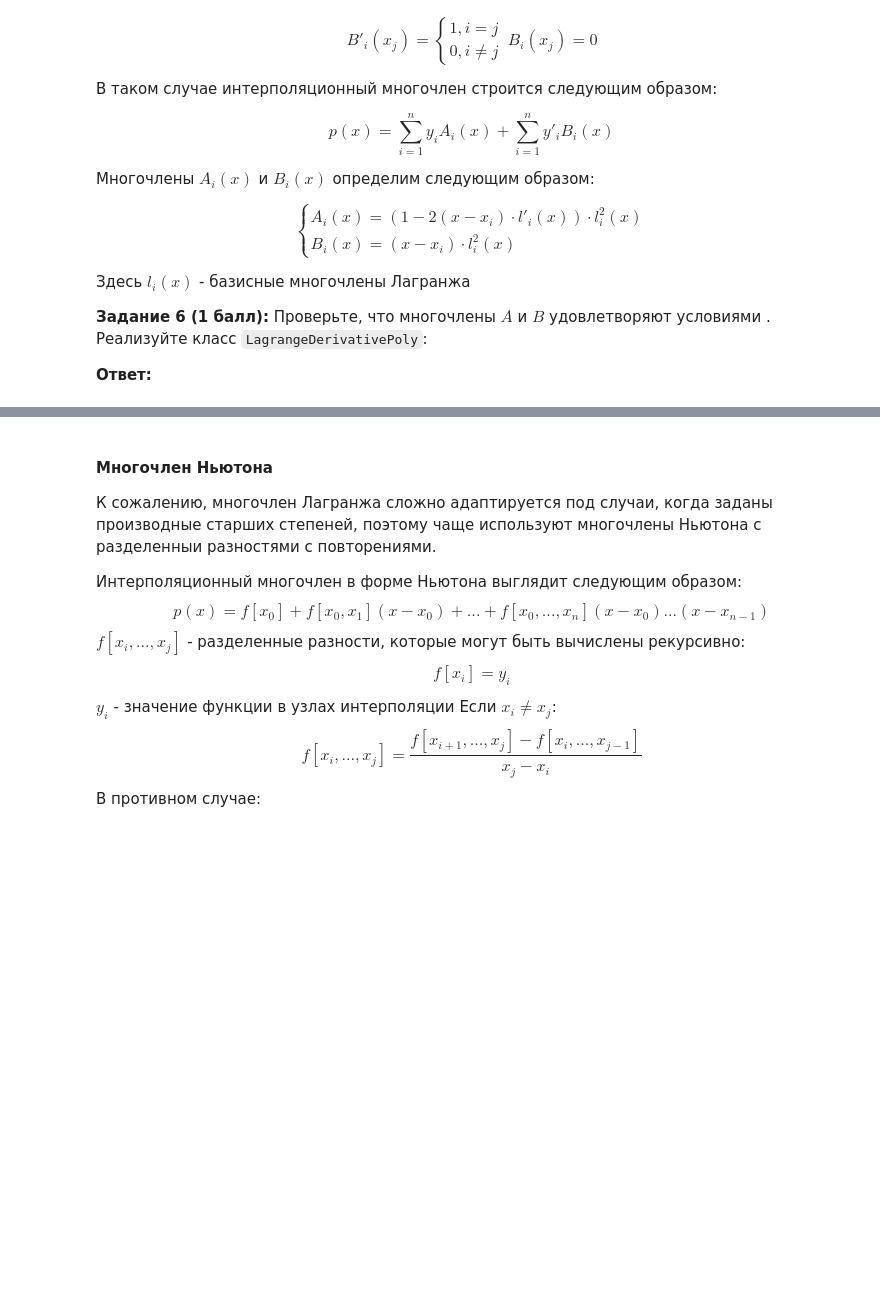
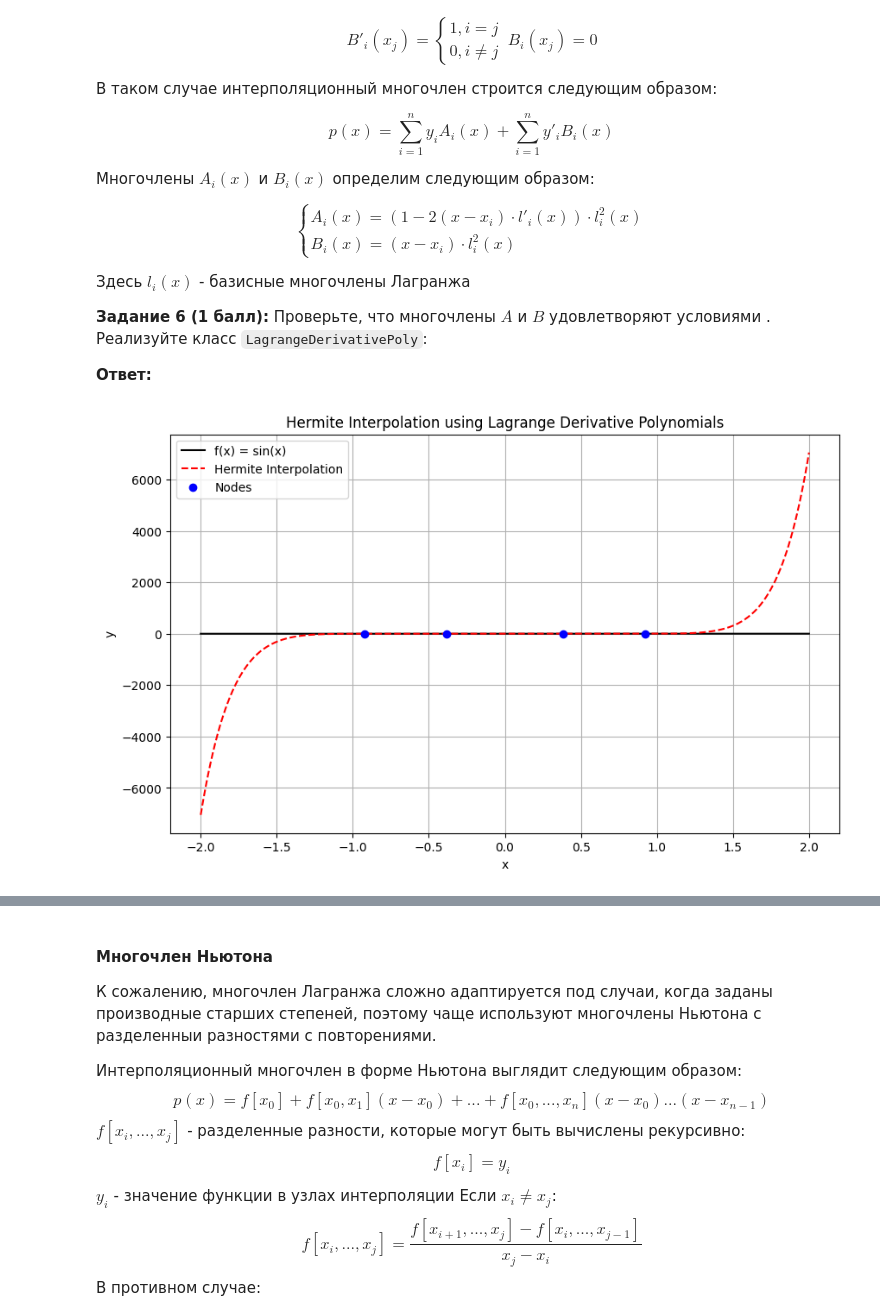
Before and after one commit to wqrxssq/olympic_algos, a Jupyter notebook: practice-01.ipynb, the cells around one changed output, grey strips where cells are left out. Saved outputs shown, nothing was run; the diff lists cells and outputs as text; code cells hidden in the pictures; blank space fills up the shorter version.

```diff
--- a/practice-01.ipynb
+++ b/practice-01.ipynb
@@ -710,26 +711,22 @@ def benchmark(
     target_func: Callable,
     interpolator_cls,
 
-    # WARNING!!!
-    # добавил параметр n
     n: int
 ):
     nodes = node_generator(segment, n)
     values = target_func(nodes)
 
-    x_test, y_test = generate_test_points(target_func, segment)
+    x_test, y_test = generate_test_points(target_func, segment, 10000)
 
     interpolator = interpolator_cls(nodes=nodes, values=values)
     y_pred = interpolator.predict(x=x_test)
-    inaccuracy = round(compute_inaccuracy(y_true=y_test, y_pred=y_pred), 6)
-
-    # WARNING!!!
+    inaccuracy = round(compute_inaccuracy(y_true=y_test, y_pred=y_pred), 15)
 
     # Было
     # return inaccuracy
 
     # Стало
-    return inaccuracy, x_test, y_test, y_pred
+    return inaccuracy, y_pred
     # Сделано для удобства дальнейшей работы
 # %%
 segment = (-2, 2)
@@ -893,40 +910,113 @@ class LagrangeDerivativePoly:
             A 2D array of shape (len(x), len(nodes)) where each column represents
             a Lagrange basis polynomial evaluated at x.
         """
-        # Your code here (∩ᄑ_ᄑ)⊃━☆ﾟ*･｡*
-        raise NotImplementedError
+        n = len(self.nodes)
+        basis = np.ones((len(x), n))
+
+        for i in range(n):
+            numerator = np.prod([(x - self.nodes[j]) / (self.nodes[i] - self.nodes[j])
+                                 for j in range(n) if j != i], axis=0)
+            basis[:, i] = numerator
+
+        return basis
 
     def compute_A_B_polynomials(self, x: np.ndarray) -> Tuple[np.ndarray, np.ndarray]:
         """
         Compute the A(x) and B(x) polynomials for the Hermite interpolation.
 
         Parameters
         ----------
         x : np.ndarray
             The points at which to compute A(x) and B(x).
 
         Returns
         -------
         Tuple[np.ndarray, np.ndarray]
             - A(x): 2D array of the Lagrange polynomials weighted by derivatives.
             - B(x): 2D array of the standard Lagrange polynomials.
         """
-        # Your code here (∩ᄑ_ᄑ)⊃━☆ﾟ*･｡*
-        raise NotImplementedError
+
+        n = len(nodes)
+
+        basis = self.compute_lagrange_basis(x)
+        basis_deriv = np.zeros((len(x), n))
+
+        for j in range(n):
+            deriv_sum = np.zeros_like(x, dtype=np.float64)
+
+            for l in range(n):
+                if l == j:
+                    continue
+
+                # Compute the product \prod_{m \neq (j, l)} (x - x_m) / (x_j - x_m)
+                prod_term = np.prod(
+                    [(x - self.nodes[m]) / (self.nodes[j] - self.nodes[m])
+                     for m in range(n) if m != j and m != l],
+                    axis=0
+                )
+
+                # Add the term \frac{1}{x_j - x_l} * prod_term to the derivative sum
+                deriv_sum += (1 / (self.nodes[j] - self.nodes[l])) * prod_term
+
+            basis_deriv[:, j] = deriv_sum
+
+        A = np.ones((len(x), n))
+        B = np.ones((len(x), n))
+
+
+        for i in range(n):
+            diff = x - self.nodes[i]  # x - x_i
+            L_i = basis[:, i]
+            L_deriv_i = basis_deriv[:, i]
+            A[:, i] = (1 - 2 * diff * L_deriv_i) * (L_i ** 2)
+            B[:, i] = diff * (L_i ** 2)
+
+        return A, B
 
     def predict(self, x: np.ndarray) -> np.ndarray:
         """
         Predict the interpolated values at x using the Lagrange Polynomial.
 
         Parameters
         ----------
         x : np.ndarray
             The points at which to interpolate the function.
 
         Returns
         -------
         np.ndarray
             The interpolated values at x.
         """
-        # Your code here (∩ᄑ_ᄑ)⊃━☆ﾟ*･｡*
-        raise NotImplementedError
+        A, B = self.compute_A_B_polynomials(x)
+        p = np.dot(A, self.values) + np.dot(B, self.der_values)
+        return p
+
+# Узлы интерполяции
+
+n = 4  # Число узлов
+nodes = np.cos((2 * np.arange(n) + 1) * np.pi / (2 * n))  # Узлы Чебышёва
+
+values = f(nodes)
+der_values = df_dx(nodes)
+
+# Создаем интерполятор эрмитовой интерполяции
+hermite_interpolator = LagrangeDerivativePoly(nodes, values, der_values)
+
+# Точки для оценки интерполяции
+x_test = np.linspace(-2, 2, 1000)
+y_true = f(x_test)
+y_interp = hermite_interpolator.predict(x_test)
+
+# Построение графиков
+plt.figure(figsize=(10, 6))
+plt.plot(x_test, y_true, 'k', label="f(x) = sin(x)")
+plt.plot(x_test, y_interp, 'r--', label="Hermite Interpolation")
+plt.scatter(nodes, values, c='blue', zorder=5, label="Nodes")
+plt.xlabel("x")
+plt.ylabel("y")
+plt.title("Hermite Interpolation using Lagrange Derivative Polynomials")
+plt.legend()
+plt.grid(True)
+plt.show()
+# %% [output]
+[figure, added]
```
Also changed, not shown: parts of 4 cells of this notebook.
